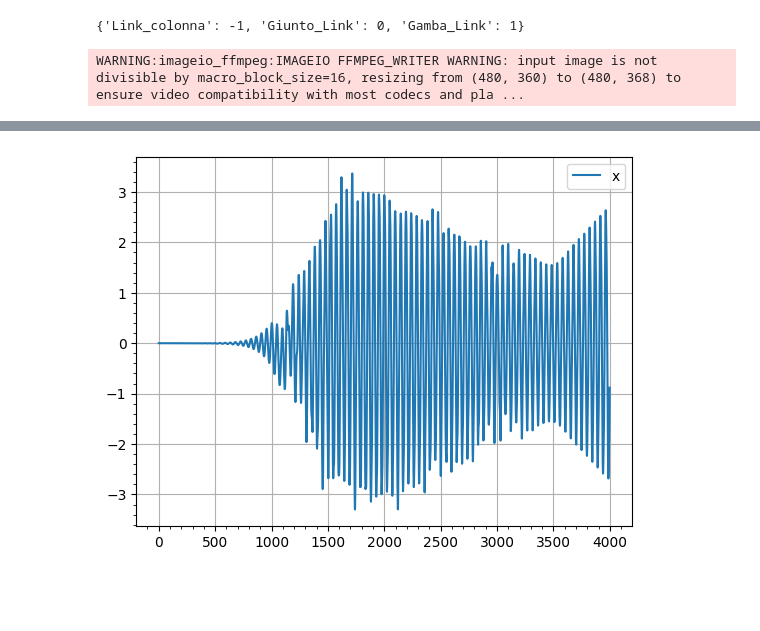
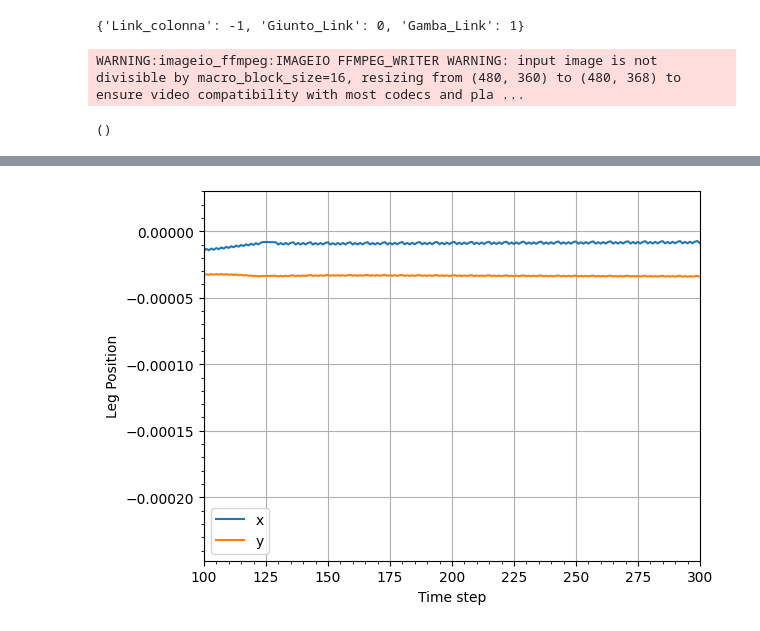
Before and after one commit to Gaianeve/Real_Mega_Fufi, a Jupyter notebook: Robot/1LegTrail/video_1_leg.ipynb, the cells around one changed output, grey strips where cells are left out. Drawn from its saved outputs; the diff is of its cells as text; code cells hidden in the pictures; blank space fills up the shorter version.

```diff
--- a/Robot/1LegTrail/video_1_leg.ipynb
+++ b/Robot/1LegTrail/video_1_leg.ipynb
@@ -76,9 +73,10 @@ print(link_name_to_index)
 # %% [output]
 {'Link_colonna': -1, 'Giunto_Link': 0, 'Gamba_Link': 1}
 # %%
+
 # Parametri della fotocamera
 cam_target_pos = [0, 0, 0]
-cam_distance = 2.0
+cam_distance = 1
 cam_yaw, cam_pitch, cam_roll = 50, -30.0, 0
 cam_width, cam_height = 480, 360
 cam_up_axis_idx = 2
@@ -89,16 +87,12 @@ cam_near_plane, cam_far_plane = 0.01, 100
 vid = imageio_ffmpeg.write_frames('simulation_output.mp4', (cam_width, cam_height), fps=30)
 vid.send(None)  # Inizializza con un fotogramma vuoto
 
-# Parametri per la simulazione
-simulation_time = 180
-sampling_frequency = 1 / 100
-num_points = int(simulation_time * sampling_frequency)
-
-# Liste per registrare le posizioni
-leg_positions_x, leg_positions_y, leg_position_z = [], [], []
 
 # Forza esterna da applicare
-force_module = np.array([0.00000005, 0, 0])
-force_position = np.array([0, 0, 0.00001])  # Posizione dove applicare la forza
+force_module = np.array([0.00005, 0, 0])
+column_pos, coloum_or = p.getBasePositionAndOrientation(PIPPA_id)
+force_position = column_pos
+p.stepSimulation()
 # %% [output]
 WARNING:imageio_ffmpeg:IMAGEIO FFMPEG_WRITER WARNING: input image is not divisible by macro_block_size=16, resizing from (480, 360) to (480, 368) to ensure video compatibility with most codecs and pla ...
+()
@@ -121,46 +105,23 @@ colonna_z =[]
 # Ciclo principale della simulazione
 for step in range(4000):
     #print(f'\rtimestep {step}...', end='')
-    p.stepSimulation()  # Avanza di un passo nella simulazione
-    if step == 10:
+    if 50 <= step < 1000:
       # Applicare la forza esterna al primo passo della simulazione
       p.applyExternalForce(
-          objectUniqueId=PIPPA_id,
+          objectUniqueId= PIPPA_id,
           linkIndex=-1,
           forceObj=force_module,
           posObj=force_position,
           flags=p.WORLD_FRAME
-      )
-
-    #Posizione della colonna
-    colonna_position = p.getBasePositionAndOrientation(PIPPA_id)[0]
-    colonna_x.append(colonna_position[0])
-    colonna_y.append(colonna_position[1])
-    colonna_z.append(colonna_position[2])
-
-       # Ottieni la posizione attuale del giunto
-    giunto_position = p.getLinkState(PIPPA_id, link_name_to_index['Giunto_Link'])[0]
-    giunto_displacement = np.array(giunto_position) - np.array(giunto_equilibrium_position)
-    giunto_displacement_xy = giunto_displacement[:2]  # Solo x e y
-
-    # Calcola la forza di reazione del giunto
-    giunto_force_xy = -giunto_stiffness * giunto_displacement_xy
-    giunto_force = np.array([giunto_force_xy[0], giunto_force_xy[1], 0])
-    # Applica la forza di reazione al giunto
-    p.applyExternalForce(
-        objectUniqueId=PIPPA_id,
-        linkIndex=link_name_to_index['Gamba_Link'],
-        forceObj=giunto_force,
-        posObj=giunto_position,
-        flags=p.WORLD_FRAME
-    )
+        )
 
     # Registrazione della posizione della gamba
-    leg_position = p.getLinkState(PIPPA_id, link_name_to_index['Gamba_Link'])[0]
+    leg_position, leg_orientation = p.getLinkState(PIPPA_id,1)[0:2]
     leg_positions_x.append(leg_position[0])
     leg_positions_y.append(leg_position[1])
     leg_position_z.append(leg_position[2])
 
+    # Aggiorna il video
     # Calcola la vista e la proiezione della fotocamera
     cam_view_matrix = p.computeViewMatrixFromYawPitchRoll(
         cam_target_pos, cam_distance, cam_yaw, cam_pitch, cam_roll, cam_up_axis_idx
@@ -175,9 +136,10 @@ for step in range(4000):
     # Scrivi il fotogramma nel video
     vid.send(np.ascontiguousarray(image))
 
+    p.stepSimulation()  # Avanza di un passo nella simulazione
+
 # Rilascia le risorse video
 vid.close()
-
 # Disconnessione dalla simulazione
 p.disconnect()
 # %%
@@ -192,14 +154,16 @@ HTML('<video width=480 controls><source src="%s" type="video/mp4"></video>' % da
 # %%
 #plotting positions
 plt.figure('Leg positions')
 plt.plot(leg_positions_x, label='x')
-#plt.plot(leg_positions_y, label='y')
+plt.plot(leg_positions_y, label='y')
 #plt.plot(leg_position_z, label='z')
+plt.xlabel('Time step')
+plt.ylabel('Leg Position')
 plt.legend()
 plt.grid()
 plt.minorticks_on()
-#plt.ylim(-0.000001,0.0001)
-#plt.xlim(45, 1000)
+#plt.ylim(-0.05,0.0000)
+plt.xlim(100, 300)
 plt.show()
 # %% [output]
-[figure, old version]
+[figure, new version]
```
Also changed, not shown: parts of 10 cells of this notebook.
